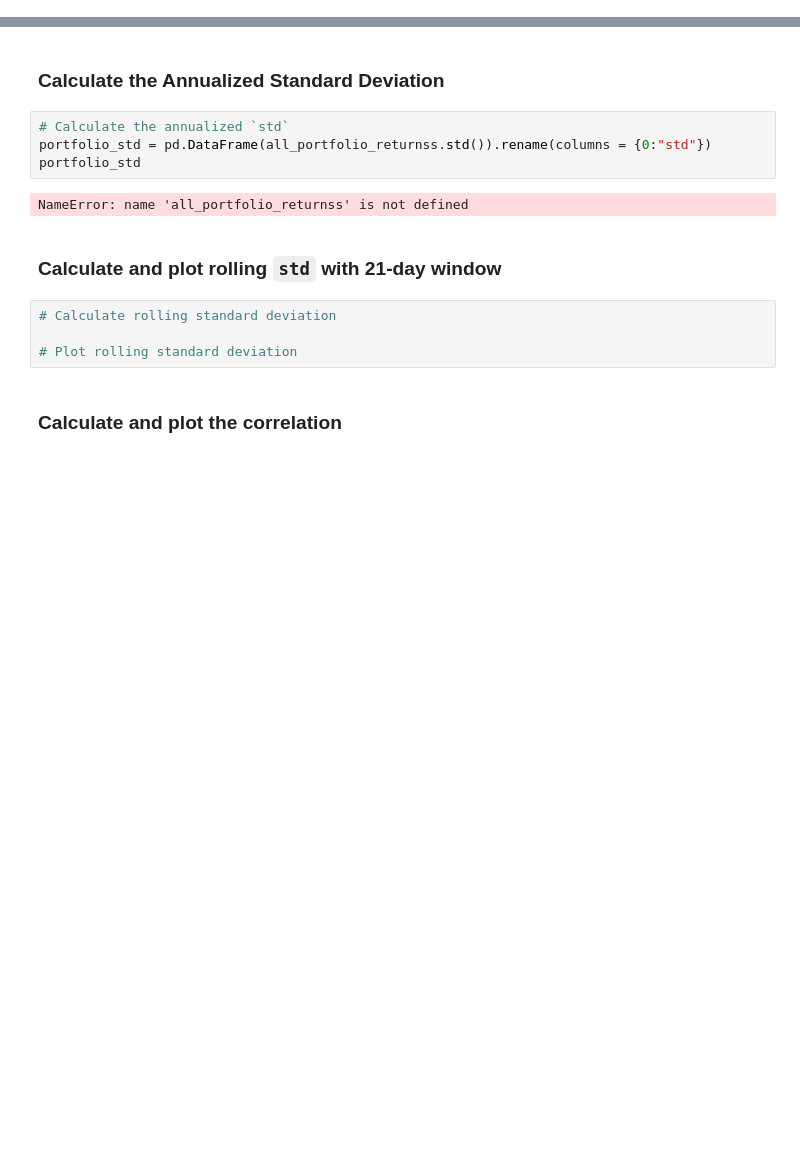
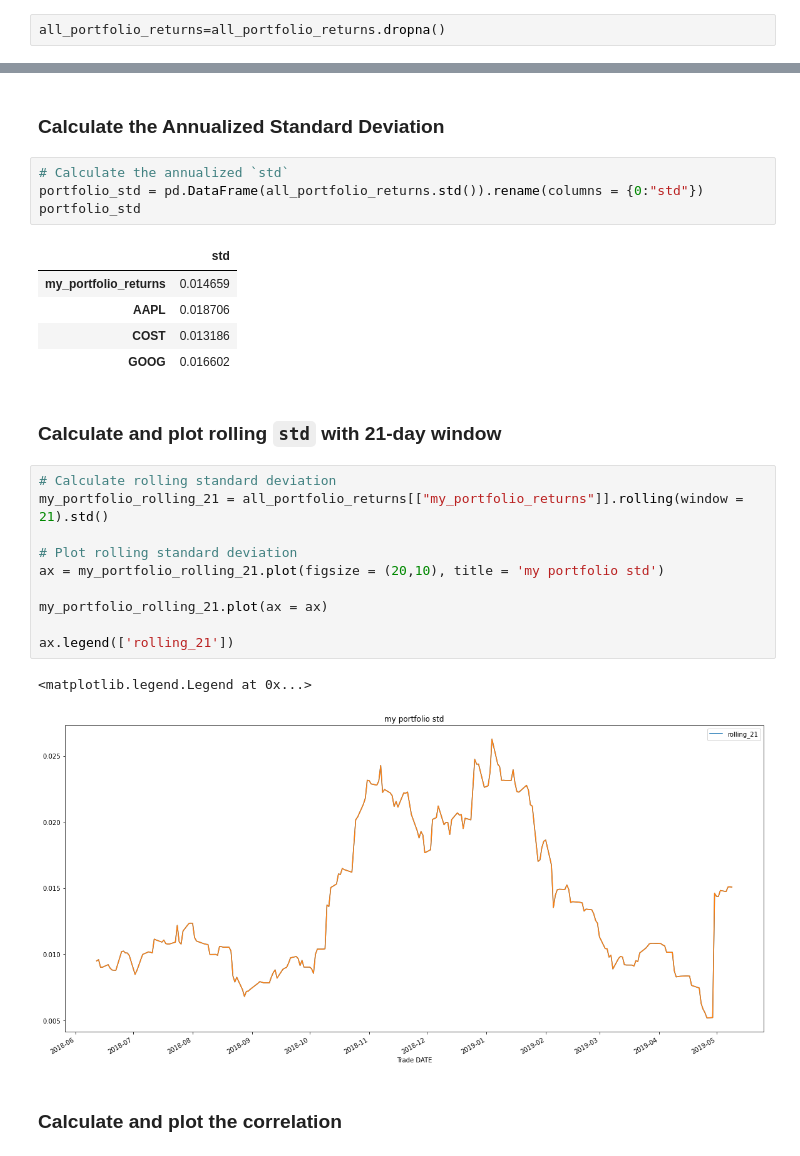
Before and after one commit to globalproweb/A-Whale-Off-the-Port-folio-, a Jupyter notebook: whale_analysis.ipynb, the cells around one changed output, grey strips where cells are left out. Saved outputs shown, nothing was run; the diff lists cells and outputs as text; blank space fills up the shorter version.

```diff
--- a/whale_analysis.ipynb
+++ b/whale_analysis.ipynb
@@ -688,19 +707,34 @@ NameError: name 'all_portfolio_returns' is not defined
+# %%
+all_portfolio_returns=all_portfolio_returns.dropna()
 # %% [markdown]
 ## Re-run the risk analysis with your portfolio to see how it compares to the others
 # %% [markdown]
 ### Calculate the Annualized Standard Deviation
 # %%
 # Calculate the annualized `std`
-portfolio_std = pd.DataFrame(all_portfolio_returnss.std()).rename(columns = {0:"std"})
+portfolio_std = pd.DataFrame(all_portfolio_returns.std()).rename(columns = {0:"std"})
 portfolio_std
 # %% [output]
-NameError: name 'all_portfolio_returnss' is not defined
+|  | std |
+| my_portfolio_returns | 0.014659 |
+| AAPL | 0.018706 |
+| COST | 0.013186 |
+| GOOG | 0.016602 |
 # %% [markdown]
 ### Calculate and plot rolling `std` with 21-day window
-# %%
-# Calculate rolling standard deviation
-
-# Plot rolling standard deviation
+# %%
+# Calculate rolling standard deviation
+my_portfolio_rolling_21 = all_portfolio_returns[["my_portfolio_returns"]].rolling(window = 21).std()
+
+# Plot rolling standard deviation
+ax = my_portfolio_rolling_21.plot(figsize = (20,10), title = 'my portfolio std')
+
+my_portfolio_rolling_21.plot(ax = ax)
+
+ax.legend(['rolling_21'])
+# %% [output]
+<matplotlib.legend.Legend at 0x...>
+[figure, added]
 # %% [markdown]
 ### Calculate and plot the correlation
 # %%
```
Also changed, not shown: parts of 13 cells of this notebook.
